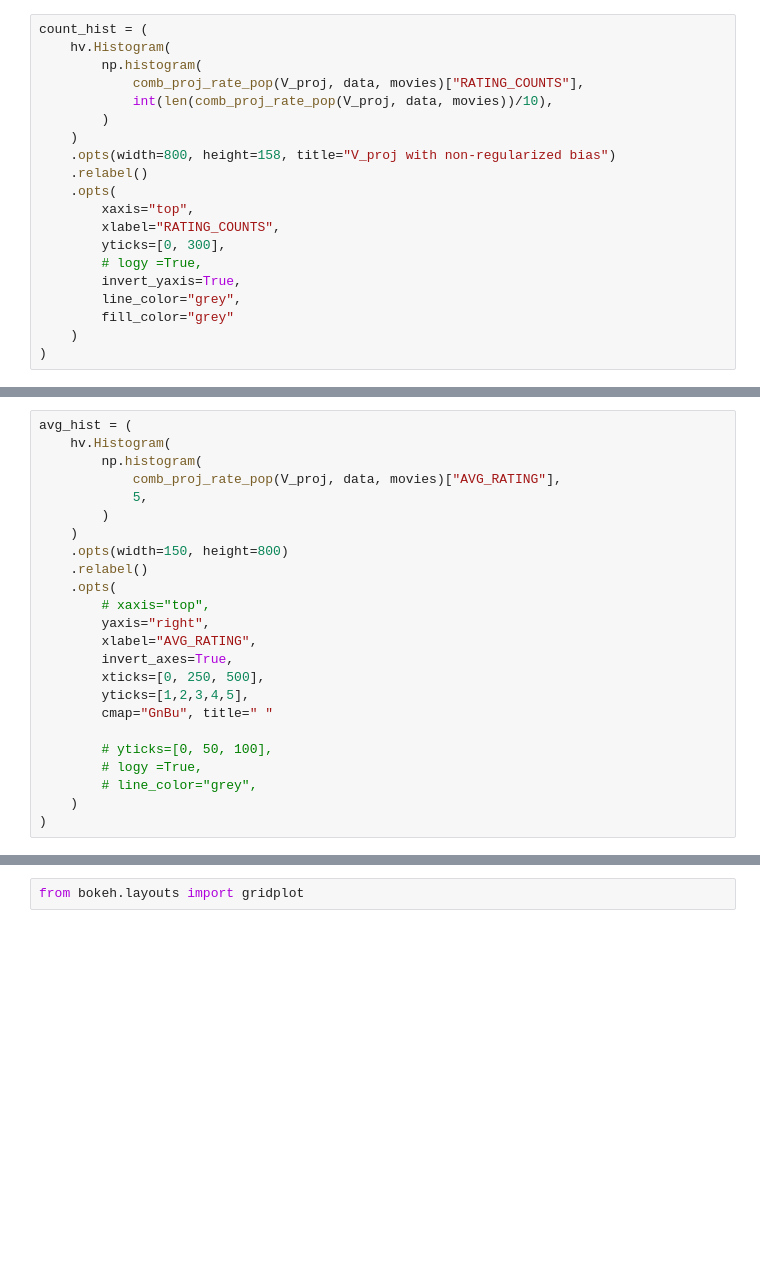
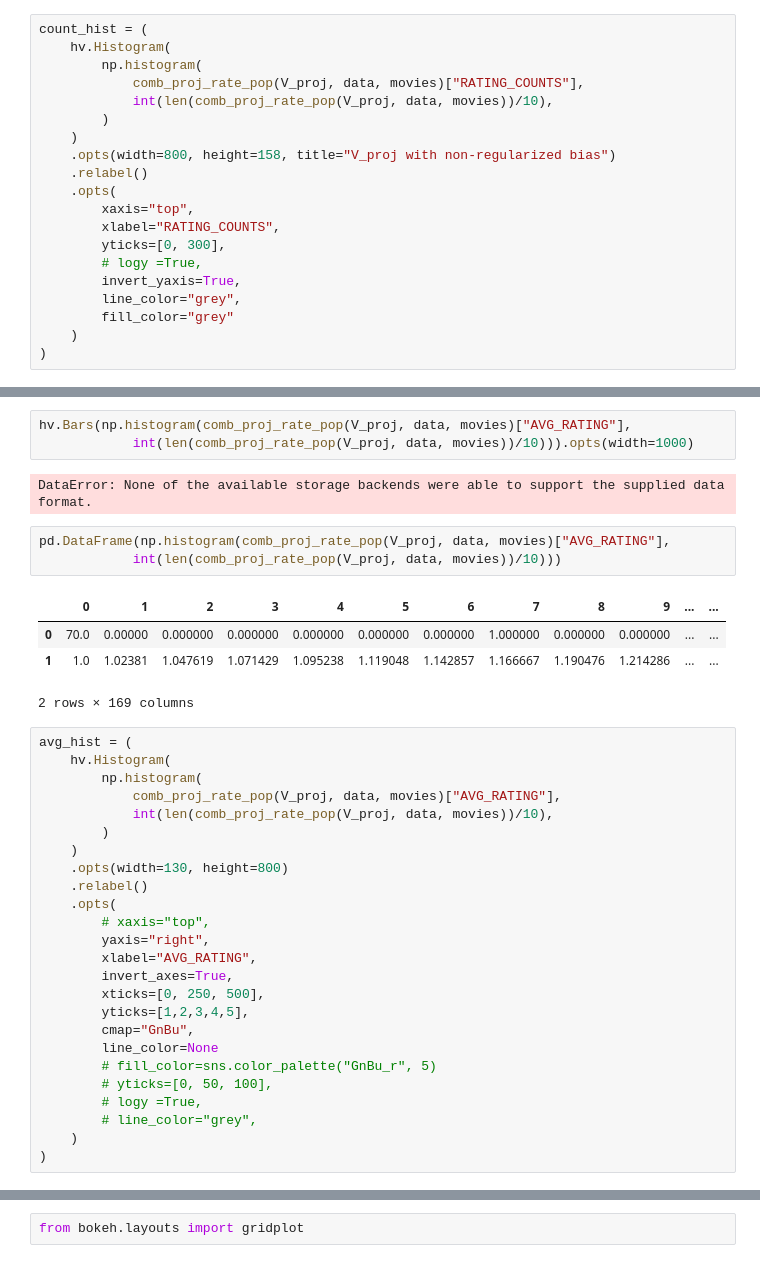
Before and after one commit to francescazfl/pandas, a Jupyter notebook: project2/sorina_project2_fzl.ipynb, the cells around one changed output, grey strips where cells are left out. Cells and saved outputs as stored; diff of their text form; blank space fills up the shorter version.

```diff
--- a/project2/sorina_project2_fzl.ipynb
+++ b/project2/sorina_project2_fzl.ipynb
@@ -543,12 +553,25 @@ count_hist = (
+# %%
+hv.Bars(np.histogram(comb_proj_rate_pop(V_proj, data, movies)["AVG_RATING"],
+            int(len(comb_proj_rate_pop(V_proj, data, movies))/10))).opts(width=1000)
+# %% [output]
+DataError: None of the available storage backends were able to support the supplied data format.
+# %%
+pd.DataFrame(np.histogram(comb_proj_rate_pop(V_proj, data, movies)["AVG_RATING"],
+            int(len(comb_proj_rate_pop(V_proj, data, movies))/10)))
+# %% [output]
+|  | 0 | 1 | 2 | 3 | 4 | 5 | 6 | 7 | 8 | 9 | ... | ... |
+| 0 | 70.0 | 0.00000 | 0.000000 | 0.000000 | 0.000000 | 0.000000 | 0.000000 | 1.000000 | 0.000000 | 0.000000 | ... | ... |
+| 1 | 1.0 | 1.02381 | 1.047619 | 1.071429 | 1.095238 | 1.119048 | 1.142857 | 1.166667 | 1.190476 | 1.214286 | ... | ... |
+2 rows × 169 columns
 # %%
 avg_hist = (
     hv.Histogram(
         np.histogram(
             comb_proj_rate_pop(V_proj, data, movies)["AVG_RATING"],
-            5,
+            int(len(comb_proj_rate_pop(V_proj, data, movies))/10),
         )
     )
-    .opts(width=150, height=800)
+    .opts(width=130, height=800)
     .relabel()
     .opts(
         # xaxis="top",
@@ -557,8 +580,9 @@ avg_hist = (
         invert_axes=True,
         xticks=[0, 250, 500],
         yticks=[1,2,3,4,5],
-        cmap="GnBu", title=" "
-
+        cmap="GnBu",
+        line_color=None
+        # fill_color=sns.color_palette("GnBu_r", 5)
         # yticks=[0, 50, 100],
         # logy =True,
         # line_color="grey",
```
Also changed, not shown: parts of 12 cells of this notebook.
